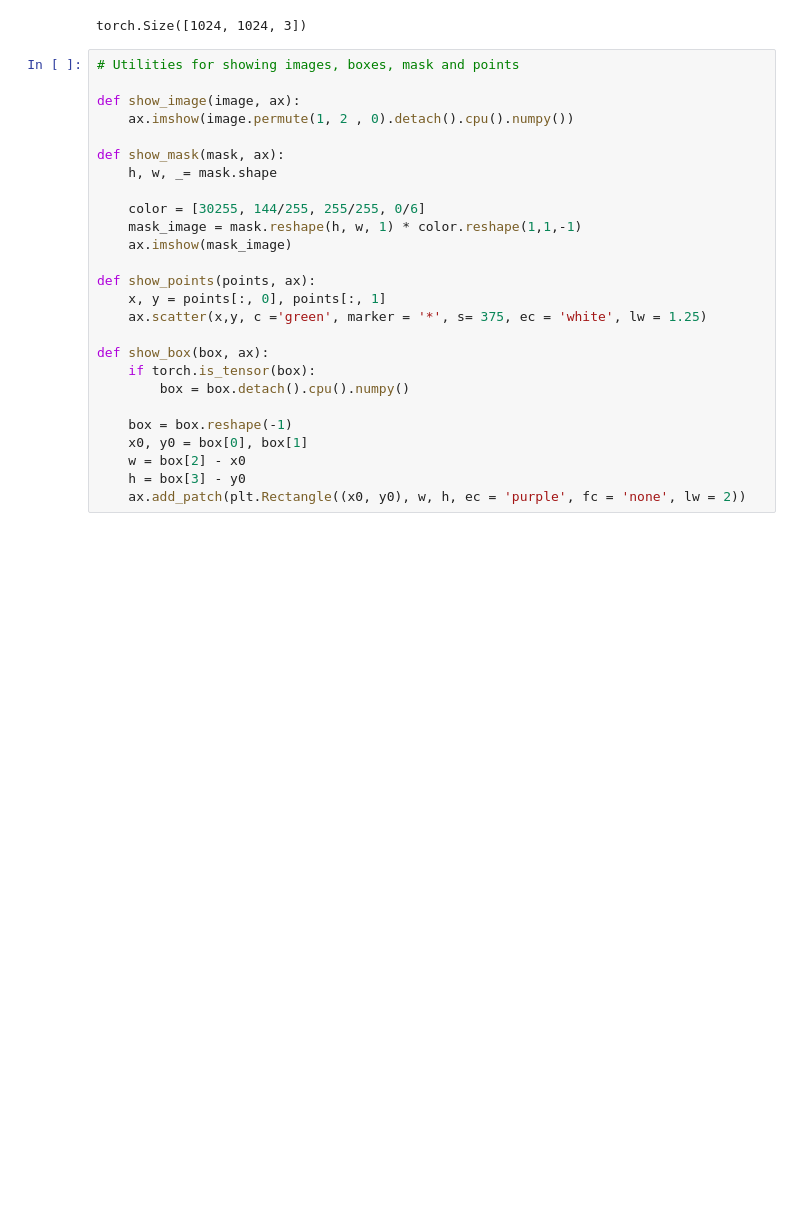
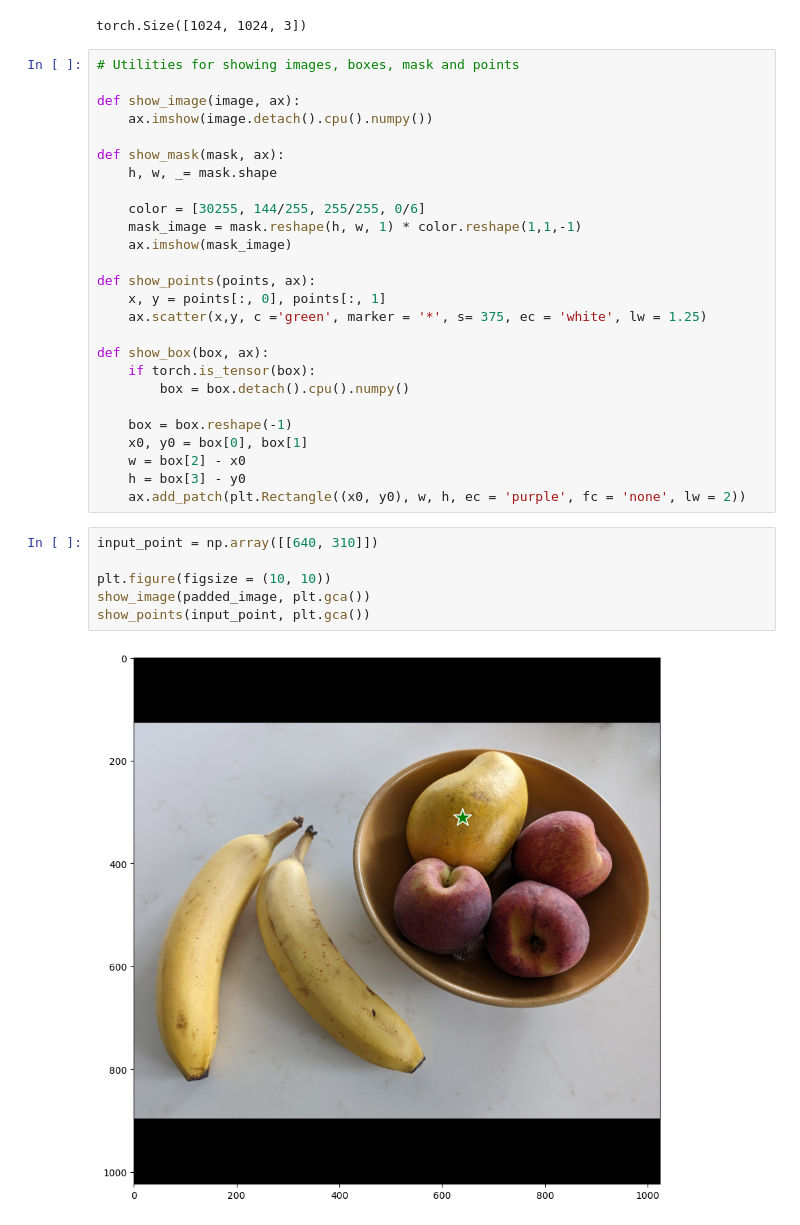
Before and after one commit to Rijan-Joshi/Lil_Learn, a Jupyter notebook: segmentation/sam.ipynb, the cells around one changed output. Drawn from its saved outputs; the diff is of its cells as text; blank space fills up the shorter version.

```diff
--- a/segmentation/sam.ipynb
+++ b/segmentation/sam.ipynb
@@ -88,7 +88,7 @@ torch.Size([1024, 1024, 3])
 # Utilities for showing images, boxes, mask and points
 
 def show_image(image, ax):
-    ax.imshow(image.permute(1, 2 , 0).detach().cpu().numpy())
+    ax.imshow(image.detach().cpu().numpy())
 
 def show_mask(mask, ax):
     h, w, _= mask.shape
@@ -110,3 +110,11 @@ def show_box(box, ax):
     w = box[2] - x0
     h = box[3] - y0
     ax.add_patch(plt.Rectangle((x0, y0), w, h, ec = 'purple', fc = 'none', lw = 2))
+# %%
+input_point = np.array([[640, 310]])
+
+plt.figure(figsize = (10, 10))
+show_image(padded_image, plt.gca())
+show_points(input_point, plt.gca())
+# %% [output]
+[figure, added]
```
Also changed, not shown: parts of 1 cell of this notebook.
